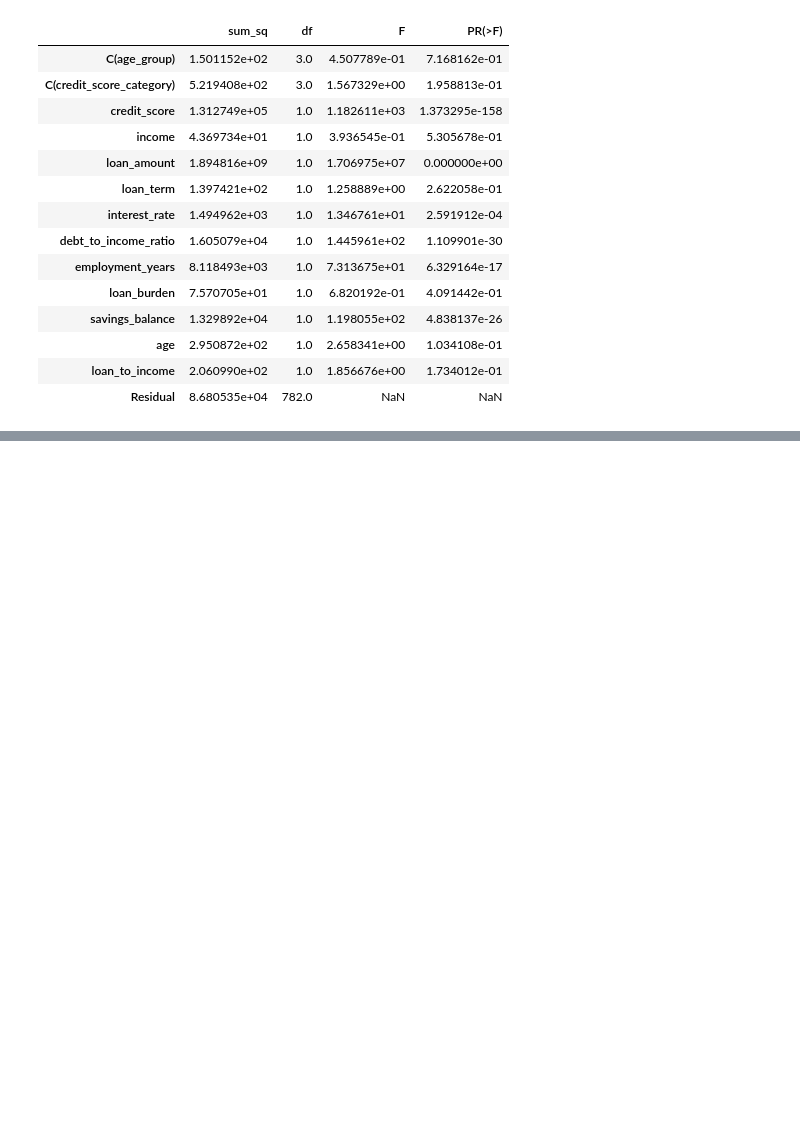
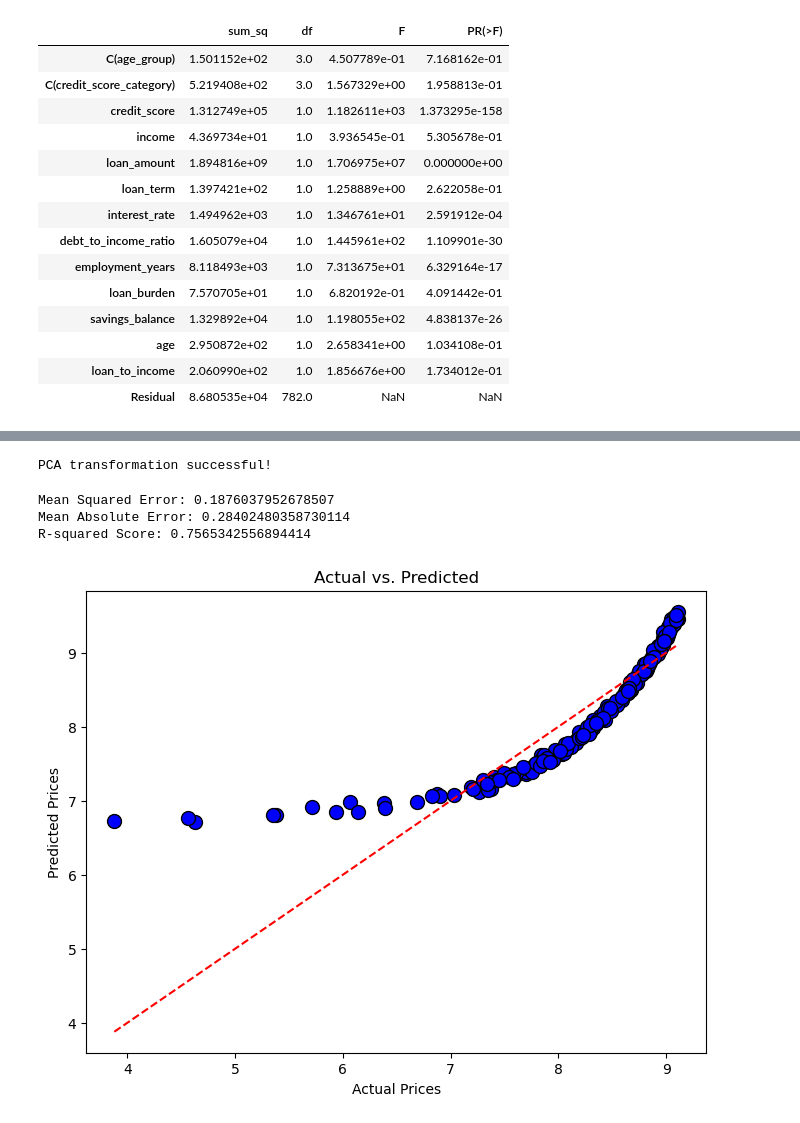
Before and after one commit to RizikiLily/LINEAR-REGRESSION-FINANCIAL-SECTOR, a Jupyter notebook: linear_regression2.ipynb, the cells around one changed output, grey strips where cells are left out. Saved outputs shown, nothing was run; the diff lists cells and outputs as text; code cells hidden in the pictures; blank space fills up the shorter version.

Commit message:
Model

```diff
--- a/linear_regression2.ipynb
+++ b/linear_regression2.ipynb
@@ -538,0 +588,48 @@ df_ln_test["predicted_default_risk_score"] = y_pred_lr  # For Linear Regression
+# %%
+import pickle
+
+# Load the model from the .pkl file
+with open('best_ridge_model.pkl', 'rb') as file:
+    model = pickle.load(file)
+# %%
+# Load the saved scaler
+with open("scaler.pkl", "rb") as file:
+    scaler = pickle.load(file)
+
+# Apply the same transformation to test data
+X_test_scaled = scaler.transform(X)  # Correct way to scale test data
+# %%
+# Load saved PCA model
+with open("pca.pkl", "rb") as file:
+    pca = pickle.load(file)
+
+# Transform test data
+X_test_pca = pca.transform(X_test_scaled)  # Ensure test data is scaled
+print("PCA transformation successful!")
+# %% [output]
+PCA transformation successful!
+# %%
+from sklearn.metrics import mean_squared_error, r2_score, mean_absolute_error
+y_pred = model.predict(X_test_pca)
+mse = mean_squared_error(y, y_pred)
+mae = mean_absolute_error(y, y_pred)
+r2 = r2_score(y, y_pred)
+print("Mean Squared Error:", mse)
+print("Mean Absolute Error:", mae)
+print("R-squared Score:", r2)
+# %% [output]
+Mean Squared Error: 0.1876037952678507
+Mean Absolute Error: 0.28402480358730114
+R-squared Score: 0.7565342556894414
+# %%
+# Visualize Actual vs. Predicted Prices
+plt.figure(figsize=(8, 6))
+plt.scatter(y, y_pred, color='blue', edgecolors='k', s=100)
+plt.xlabel("Actual Prices")
+plt.ylabel("Predicted Prices")
+plt.title("Actual vs. Predicted")
+# Plot a diagonal line for reference (perfect predictions)
+plt.plot([min(y), max(y)], [min(y), max(y)], 'r--')
+plt.show()
+# %% [output]
+[figure, added]
```
Also changed, not shown: parts of 31 cells of this notebook, 4 other files.
